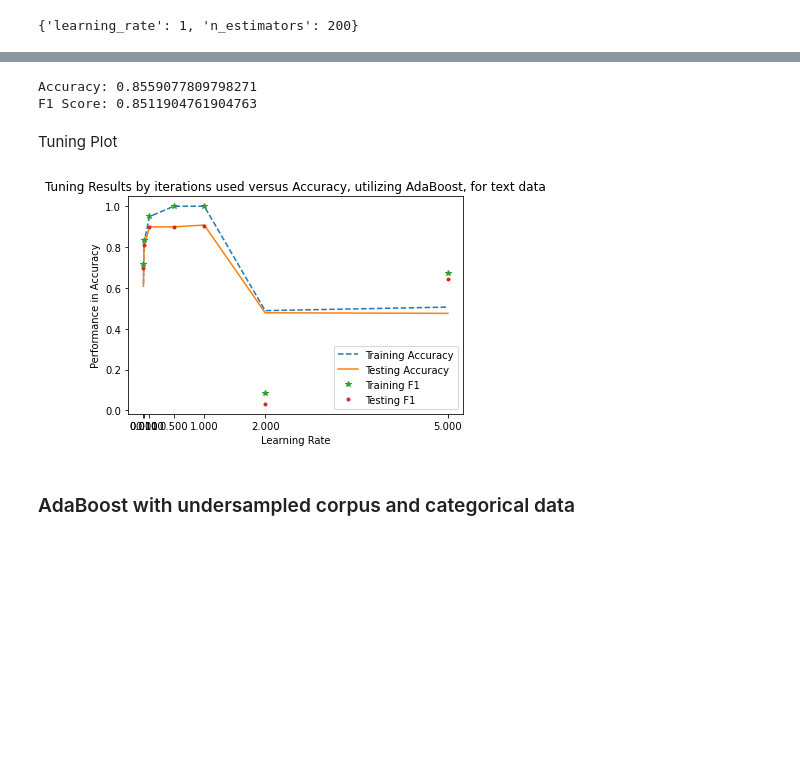
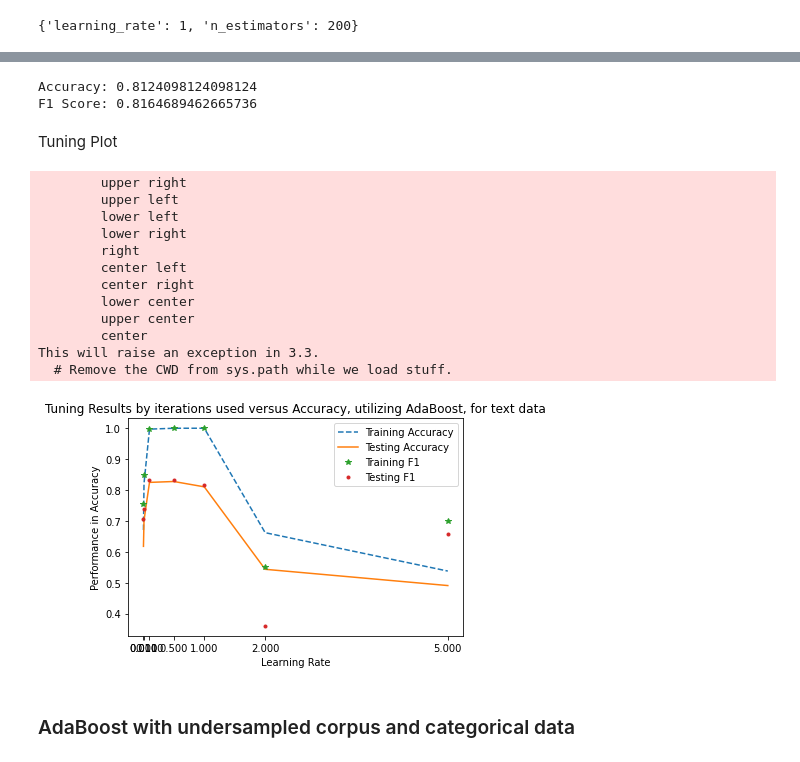
Before and after one commit to hunterblum/Job-Fraud-Detection, a Jupyter notebook: Group2_ML_Final.ipynb, the cells around one changed output, grey strips where cells are left out. Cells and saved outputs as stored; diff of their text form; code cells hidden in the pictures; blank space fills up the shorter version.

```diff
--- a/Group2_ML_Final.ipynb
+++ b/Group2_ML_Final.ipynb
@@ -771,7 +740,7 @@ y = labenc.fit_transform(y)
 
 X = Job_corpus_under.drop(columns = ['fraudulent'])
 
-X_train, X_test, y_train, y_test = train_test_split(X, y, train_size = 0.80, random_state=42)
+X_train, X_test, y_train, y_test = train_test_split(X, y, test_size = 0.80, random_state=42)
 
 perc_all_corpus = []
 for i in range(1,15):
@@ -845,7 +840,7 @@ y = labenc.fit_transform(y)
 
 X = job_corpus_cat.drop(columns = ['fraudulent'])
 
-X_train, X_test, y_train, y_test = train_test_split(X, y, train_size = 0.80, random_state=42)
+X_train, X_test, y_train, y_test = train_test_split(X, y, test_size = 0.80, random_state=42)
 
 perc_cat_corpus = []
 for i in range(1,15):
@@ -906,7 +901,7 @@ y = labenc.fit_transform(y)
 
 X = Job_corpus_under.drop(columns = ['fraudulent'])
 
-X_train, X_test, y_train, y_test = train_test_split(X, y, train_size = 0.80, random_state=42)
+X_train, X_test, y_train, y_test = train_test_split(X, y, test_size = 0.80, random_state=42)
 
 n_estimators = [10,25,50,100,150,200]
 learning_rate =  [int(x) for x in np.linspace(start = .0001, stop=2, num = 10)]
@@ -915,7 +910,7 @@ tr_grid = {'n_estimators': n_estimators,
            'learning_rate': learning_rate}
 ada = AdaBoostClassifier()
 
-ada_tuned = GridSearchCV(estimator = ada, param_grid = tr_grid, cv = 5, n_jobs = 6, verbose = 10)
+ada_tuned = RandomizedSearchCV(estimator = ada, param_distributions = tr_grid, random_state = 0, cv = 5)
 
 ada_tuned.fit(X_train, y_train)
 # %% [output]
@@ -1005,30 +1003,41 @@ pd.DataFrame(ada_all_corpus)
 # %%
-ada_all_corpus = pd.DataFrame(ada_all_corpus)
 ada_all_corpus_acc = ada_all_corpus['Testing Accuracy'].max()
 ada_all_corpus_f1 = ada_all_corpus['Testing F1'].max()
 
 print("Accuracy:", ada_all_corpus_acc, "\nF1 Score:", ada_all_corpus_f1)
 # %% [output]
-Accuracy: 0.8559077809798271
-F1 Score: 0.8511904761904763
+Accuracy: 0.8124098124098124
+F1 Score: 0.8164689462665736
 # %% [markdown]
 Tuning Plot
 # %%
 # here is for both training and testing
 
 ada_all_corpus = pd.DataFrame(ada_all_corpus)
 plt.plot(ada_all_corpus['Learning Rate'], ada_all_corpus['Training Accuracy'], '--', label='Training Accuracy')
 plt.plot(ada_all_corpus['Learning Rate'], ada_all_corpus['Testing Accuracy'], label='Testing Accuracy')
 plt.plot(ada_all_corpus['Learning Rate'], ada_all_corpus['Training F1'], '*', label='Training F1')
 plt.plot(ada_all_corpus['Learning Rate'], ada_all_corpus['Testing F1'], '.', label='Testing F1')
 
 plt.xticks(ada_all_corpus['Learning Rate'])
-plt.legend(loc = 'lower right')
+plt.legend(loc = 'bottom right')
 plt.xlabel('Learning Rate')
 plt.ylabel('Performance in Accuracy')
 plt.title("Tuning Results by iterations used versus Accuracy, utilizing AdaBoost, for text data");
 # %% [output]
+        upper right
+        upper left
+        lower left
+        lower right
+        right
+        center left
+        center right
+        lower center
+        upper center
+        center
+This will raise an exception in 3.3.
+  # Remove the CWD from sys.path while we load stuff.
-[figure, old version]
+[figure, new version]
 # %% [markdown]
 ### AdaBoost with undersampled corpus and categorical data
 # %% [markdown]
```
Also changed, not shown: parts of 66 cells of this notebook.
